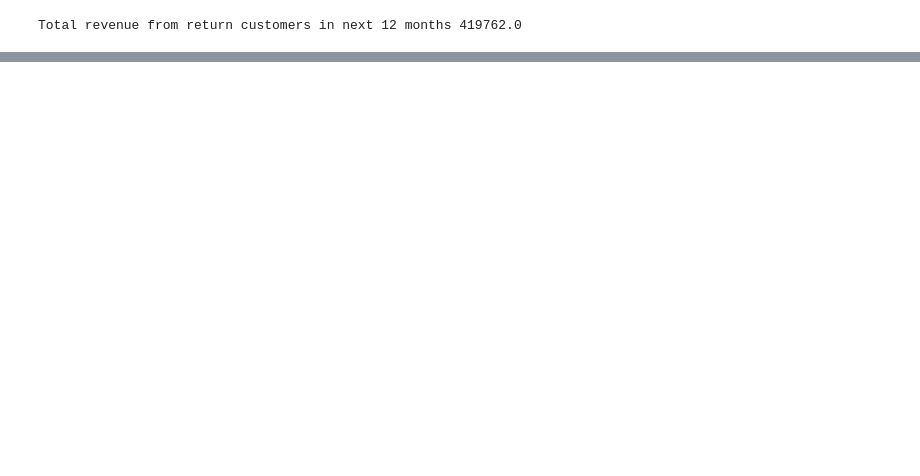
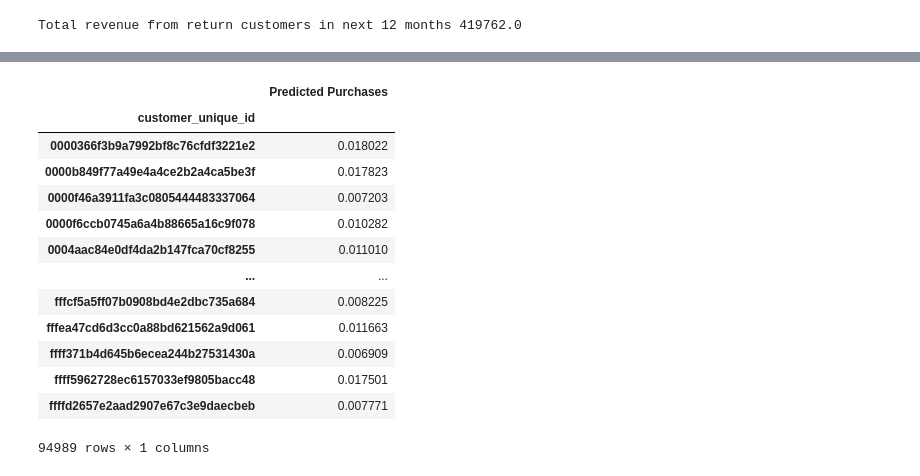
Before and after one commit to zander1268/custorama, a Jupyter notebook: modeling_pipeline.ipynb, the cells around one changed output, grey strips where cells are left out. Drawn from its saved outputs; the diff is of its cells as text; code cells hidden in the pictures; blank space fills up the shorter version.

```diff
--- a/modeling_pipeline.ipynb
+++ b/modeling_pipeline.ipynb
@@ -168,0 +161,7 @@ Name: clv, Length: 94989, dtype: float64
+# %%
+#Predicted purchases
+prediction_period_days = prediction_period * 30
+n_predicted_purchases_base = bgf.conditional_expected_number_of_purchases_up_to_time(prediction_period_days,
+                                                        full_rfm_summary['frequency'],
+                                                        full_rfm_summary['recency'],
+                                                        full_rfm_summary['T'])
@@ -174,0 +238,19 @@ Total revenue from return customers in next 12 months 419762.0
+# %%
+#Predicted purchases df
+n_predicted_purchases_df = pd.DataFrame(n_predicted_purchases_base,columns=["Predicted Purchases"])
+n_predicted_purchases_df
+# %% [output]
+|  | Predicted Purchases |
+| customer_unique_id |  |
+| 0000366f3b9a7992bf8c76cfdf3221e2 | 0.018022 |
+| 0000b849f77a49e4a4ce2b2a4ca5be3f | 0.017823 |
+| 0000f46a3911fa3c0805444483337064 | 0.007203 |
+| 0000f6ccb0745a6a4b88665a16c9f078 | 0.010282 |
+| 0004aac84e0df4da2b147fca70cf8255 | 0.011010 |
+| ... | ... |
+| fffcf5a5ff07b0908bd4e2dbc735a684 | 0.008225 |
+| fffea47cd6d3cc0a88bd621562a9d061 | 0.011663 |
+| ffff371b4d645b6ecea244b27531430a | 0.006909 |
+| ffff5962728ec6157033ef9805bacc48 | 0.017501 |
+| ffffd2657e2aad2907e67c3e9daecbeb | 0.007771 |
+94989 rows × 1 columns
```
Also changed, not shown: parts of 11 cells of this notebook, 1 other file.
